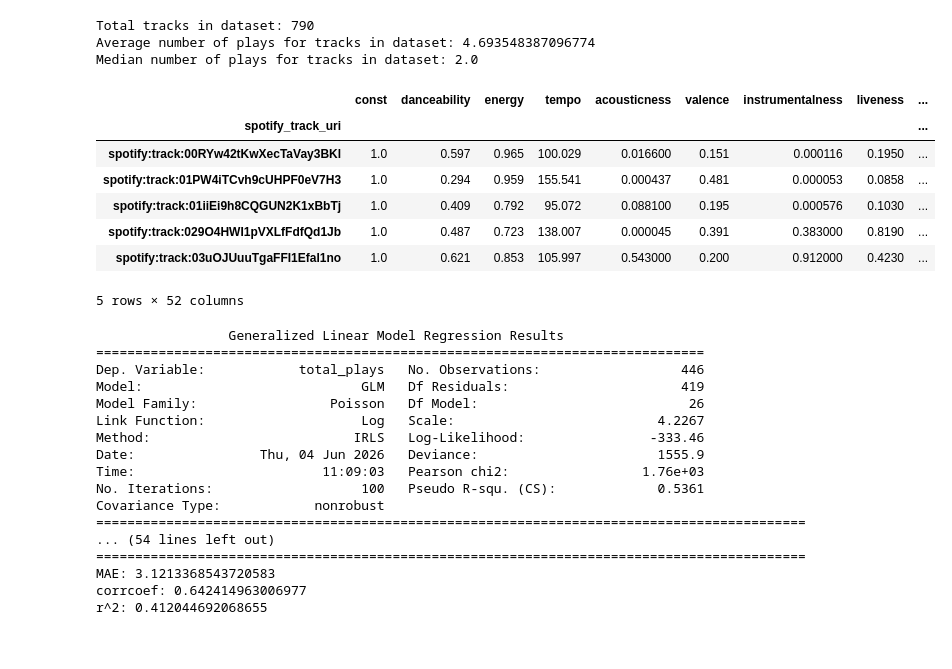
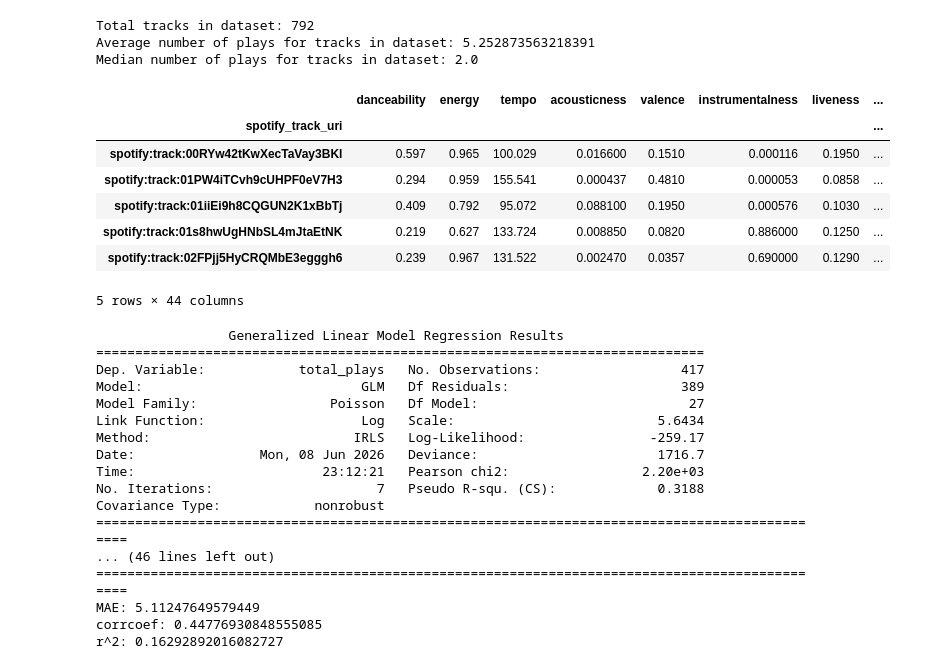
Before and after one commit to trydionel/tastetester, a Jupyter notebook: notebooks/recommendations.ipynb, the cells around one changed output. Drawn from its saved outputs; the diff is of its cells as text; code cells hidden in the pictures.

```diff
--- a/notebooks/recommendations.ipynb
+++ b/notebooks/recommendations.ipynb
@@ -148,2 +111,6 @@ array([[0.        , 0.65373698, 0.44726368, ..., 1.03211843, 1.09566586,
 # %%
-df_all = df_tracks.join(df_vectors, rsuffix="_")
+df_all = df_tracks.join(df_vectors.filter(like='genre:'), rsuffix="_")
+display(df_all.head())
+
+print(df_tracks.columns)
+print(df_all.columns)
@@ -162,62 +155,62 @@ total_plays = df_train['total_plays']
 # z_scores = np.abs(stats.zscore(total_plays))
 # z_threshold = 5
 # df_train = df_train[z_scores < z_threshold]
 # print(f"Total outliers removed: {l_all - len(df_train)}")
 
 print(f"Average number of plays for tracks in dataset: {total_plays.mean()}")
 print(f"Median number of plays for tracks in dataset: {total_plays.median()}")
 
 X = df_train[df_vectors.columns].copy()
-X = X.drop(columns='genre:pop')
-X = pd.DataFrame(sm.add_constant(X))
+# X = X.drop(columns='genre:pop')
+# X = pd.DataFrame(sm.add_constant(X))
 display(X.head())
 
 y = df_train['total_plays'].copy()
 
 X_train, X_test, y_train, y_test = train_test_split(X, y, test_size=0.2, random_state=42)
 
 model = sm.GLM(y_train, X_train, family=sm.families.Poisson())
 results = model.fit(scale='x2')
 
 print(results.summary())
 
 from sklearn.metrics import mean_absolute_error, r2_score
 preds = results.predict(X_test)
 print('MAE:', mean_absolute_error(y_test.values, preds))
 print('corrcoef:', np.corrcoef(y_test.values, preds)[0,1])
 print('r^2:', r2_score(y_test.values, preds))
 
 model = sm.GLM(y, X, family=sm.families.Poisson())
 results = model.fit(scale='x2')
 # %% [output]
-Total tracks in dataset: 790
-Average number of plays for tracks in dataset: 4.693548387096774
+Total tracks in dataset: 792
+Average number of plays for tracks in dataset: 5.252873563218391
 Median number of plays for tracks in dataset: 2.0
-|  | const | danceability | energy | tempo | acousticness | valence | instrumentalness | liveness | ... |
-| spotify_track_uri |  |  |  |  |  |  |  |  | ... |
-| spotify:track:00RYw42tKwXecTaVay3BKl | 1.0 | 0.597 | 0.965 | 100.029 | 0.016600 | 0.151 | 0.000116 | 0.1950 | ... |
-| spotify:track:01PW4iTCvh9cUHPF0eV7H3 | 1.0 | 0.294 | 0.959 | 155.541 | 0.000437 | 0.481 | 0.000053 | 0.0858 | ... |
-| spotify:track:01iiEi9h8CQGUN2K1xBbTj | 1.0 | 0.409 | 0.792 | 95.072 | 0.088100 | 0.195 | 0.000576 | 0.1030 | ... |
-| spotify:track:029O4HWI1pVXLfFdfQd1Jb | 1.0 | 0.487 | 0.723 | 138.007 | 0.000045 | 0.391 | 0.383000 | 0.8190 | ... |
-| spotify:track:03uOJUuuTgaFFI1Efal1no | 1.0 | 0.621 | 0.853 | 105.997 | 0.543000 | 0.200 | 0.912000 | 0.4230 | ... |
+|  | danceability | energy | tempo | acousticness | valence | instrumentalness | liveness | ... |
+| spotify_track_uri |  |  |  |  |  |  |  | ... |
+| spotify:track:00RYw42tKwXecTaVay3BKl | 0.597 | 0.965 | 100.029 | 0.016600 | 0.1510 | 0.000116 | 0.1950 | ... |
+| spotify:track:01PW4iTCvh9cUHPF0eV7H3 | 0.294 | 0.959 | 155.541 | 0.000437 | 0.4810 | 0.000053 | 0.0858 | ... |
+| spotify:track:01iiEi9h8CQGUN2K1xBbTj | 0.409 | 0.792 | 95.072 | 0.088100 | 0.1950 | 0.000576 | 0.1030 | ... |
+| spotify:track:01s8hwUgHNbSL4mJtaEtNK | 0.219 | 0.627 | 133.724 | 0.008850 | 0.0820 | 0.886000 | 0.1250 | ... |
+| spotify:track:02FPjj5HyCRQMbE3egggh6 | 0.239 | 0.967 | 131.522 | 0.002470 | 0.0357 | 0.690000 | 0.1290 | ... |
-5 rows × 52 columns
+5 rows × 44 columns
                  Generalized Linear Model Regression Results
 ==============================================================================
-Dep. Variable:            total_plays   No. Observations:                  446
-Model:                            GLM   Df Residuals:                      419
-Model Family:                 Poisson   Df Model:                           26
-Link Function:                    Log   Scale:                          4.2267
-Method:                          IRLS   Log-Likelihood:                -333.46
-Date:                Thu, 04 Jun 2026   Deviance:                       1555.9
-Time:                        11:09:03   Pearson chi2:                 1.76e+03
-No. Iterations:                   100   Pseudo R-squ. (CS):             0.5361
+Dep. Variable:            total_plays   No. Observations:                  417
+Model:                            GLM   Df Residuals:                      389
+Model Family:                 Poisson   Df Model:                           27
+Link Function:                    Log   Scale:                          5.6434
+Method:                          IRLS   Log-Likelihood:                -259.17
+Date:                Mon, 08 Jun 2026   Deviance:                       1716.7
+Time:                        23:12:21   Pearson chi2:                 2.20e+03
+No. Iterations:                     7   Pseudo R-squ. (CS):             0.3188
 Covariance Type:            nonrobust
-===========================================================================================
-... (54 lines left out)
-===========================================================================================
-MAE: 3.1213368543720583
-corrcoef: 0.642414963006977
-r^2: 0.412044692068655
+===============================================================================================
+... (46 lines left out)
+===============================================================================================
+MAE: 5.11247649579449
+corrcoef: 0.44776930848555085
+r^2: 0.16292892016082727
 # %%
 import xgboost as xgb
 import optuna
```
Also changed, not shown: parts of 9 cells of this notebook, 4 other files.
